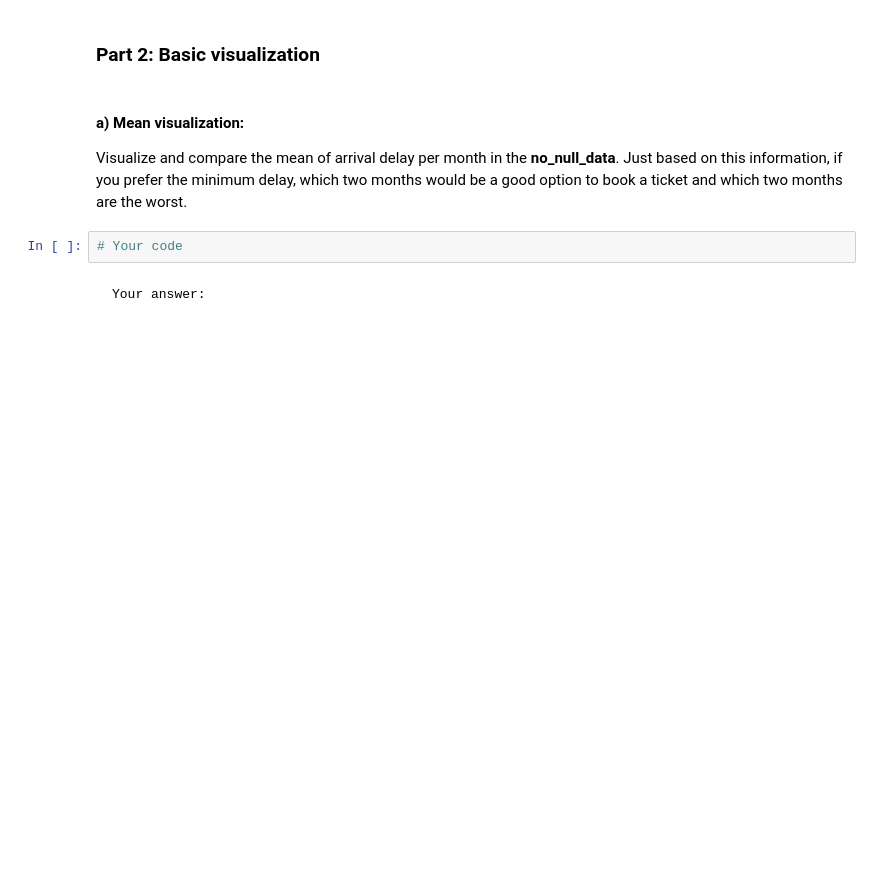
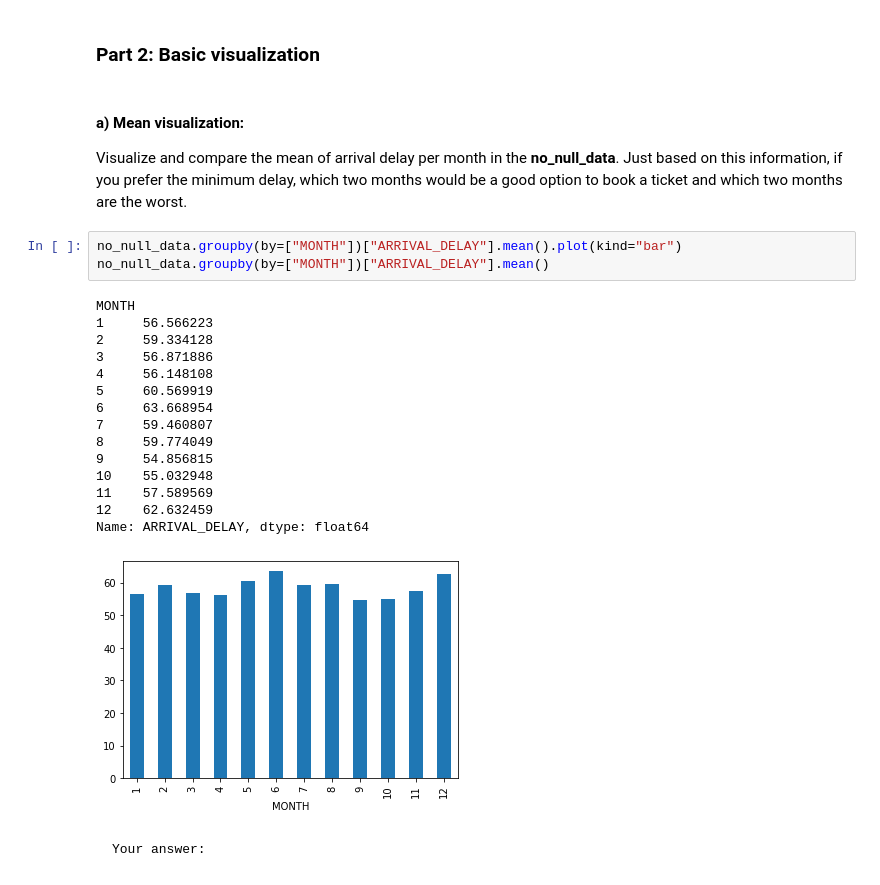
Before and after one commit to LD-devel/IDS-1, a Jupyter notebook: assignment_part1.ipynb, the cells around one changed output. Cells and saved outputs as stored; diff of their text form; blank space fills up the shorter version.

```diff
--- a/assignment_part1.ipynb
+++ b/assignment_part1.ipynb
@@ -108,8 +171,25 @@ Interpret the differences for these statistical values between these three datas
 # %% [markdown]
 #### a) Mean visualization:
 Visualize and compare the mean of arrival delay per month in the <b>no_null_data</b>. Just based on this information, if you prefer the minimum delay, which two months would be a good option to book a ticket and which two months are the worst.
-# %%
-# Your code
+# %%
+no_null_data.groupby(by=["MONTH"])["ARRIVAL_DELAY"].mean().plot(kind="bar")
+no_null_data.groupby(by=["MONTH"])["ARRIVAL_DELAY"].mean()
+# %% [output]
+MONTH
+1     56.566223
+2     59.334128
+3     56.871886
+4     56.148108
+5     60.569919
+6     63.668954
+7     59.460807
+8     59.774049
+9     54.856815
+10    55.032948
+11    57.589569
+12    62.632459
+Name: ARRIVAL_DELAY, dtype: float64
+[figure, added]
 # %% [markdown]
     Your answer:
 # %% [markdown]
```
Also changed, not shown: parts of 15 cells of this notebook.
